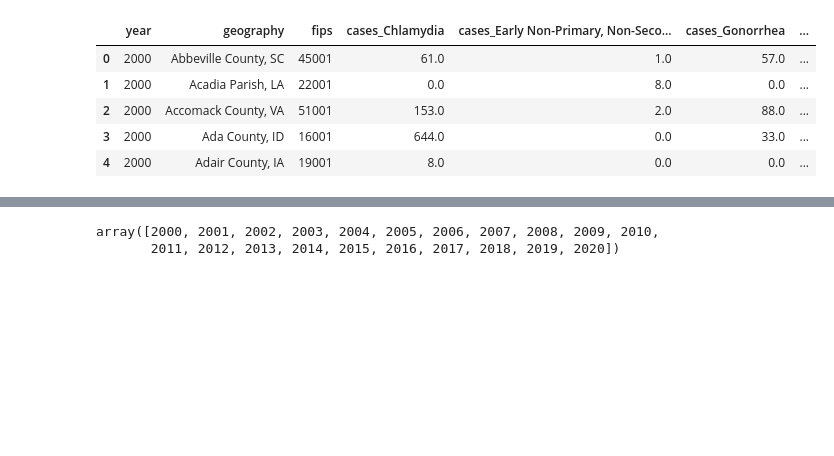
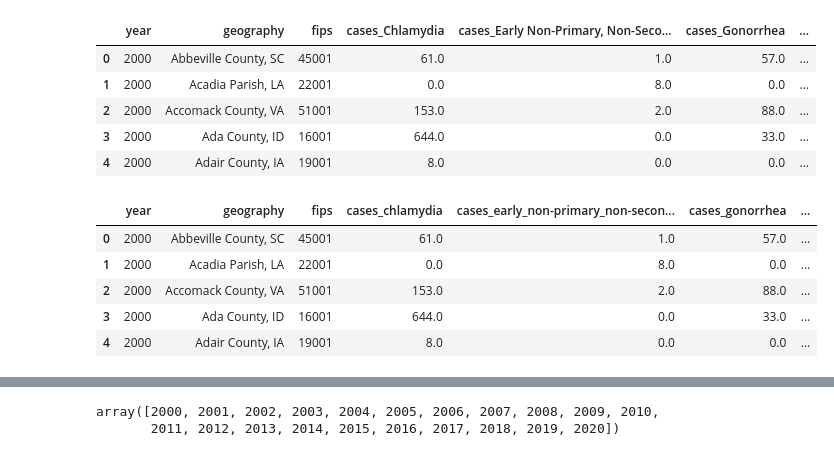
Before and after one commit to JayRPhilbrick/bdsi22dataminingsti, a Jupyter notebook: notebooks/CDCSTD_overall_clean.ipynb, the cells around one changed output, grey strips where cells are left out. Saved outputs shown, nothing was run; the diff lists cells and outputs as text; code cells hidden in the pictures; blank space fills up the shorter version.

```diff
--- a/notebooks/CDCSTD_overall_clean.ipynb
+++ b/notebooks/CDCSTD_overall_clean.ipynb
@@ -69,4 +74,17 @@ df.head()
 | 2 | 2000 | Accomack County, VA | 51001 | 153.0 | 2.0 | 88.0 | ... |
 | 3 | 2000 | Ada County, ID | 16001 | 644.0 | 0.0 | 33.0 | ... |
 | 4 | 2000 | Adair County, IA | 19001 | 8.0 | 0.0 | 0.0 | ... |
+# %%
+df.columns= df.columns.str.lower()
+df.columns = df.columns.str.replace(' ','_')
+df.columns = df.columns.str.replace('/','_')
+df.columns = df.columns.str.replace(',','')
+df.head()
+# %% [output]
+|  | year | geography | fips | cases_chlamydia | cases_early_non-primary_non-secon... | cases_gonorrhea | ... |
+| 0 | 2000 | Abbeville County, SC | 45001 | 61.0 | 1.0 | 57.0 | ... |
+| 1 | 2000 | Acadia Parish, LA | 22001 | 0.0 | 8.0 | 0.0 | ... |
+| 2 | 2000 | Accomack County, VA | 51001 | 153.0 | 2.0 | 88.0 | ... |
+| 3 | 2000 | Ada County, ID | 16001 | 644.0 | 0.0 | 33.0 | ... |
+| 4 | 2000 | Adair County, IA | 19001 | 8.0 | 0.0 | 0.0 | ... |
 # %%
```
Also changed, not shown: parts of 8 cells of this notebook, 7 other files.
